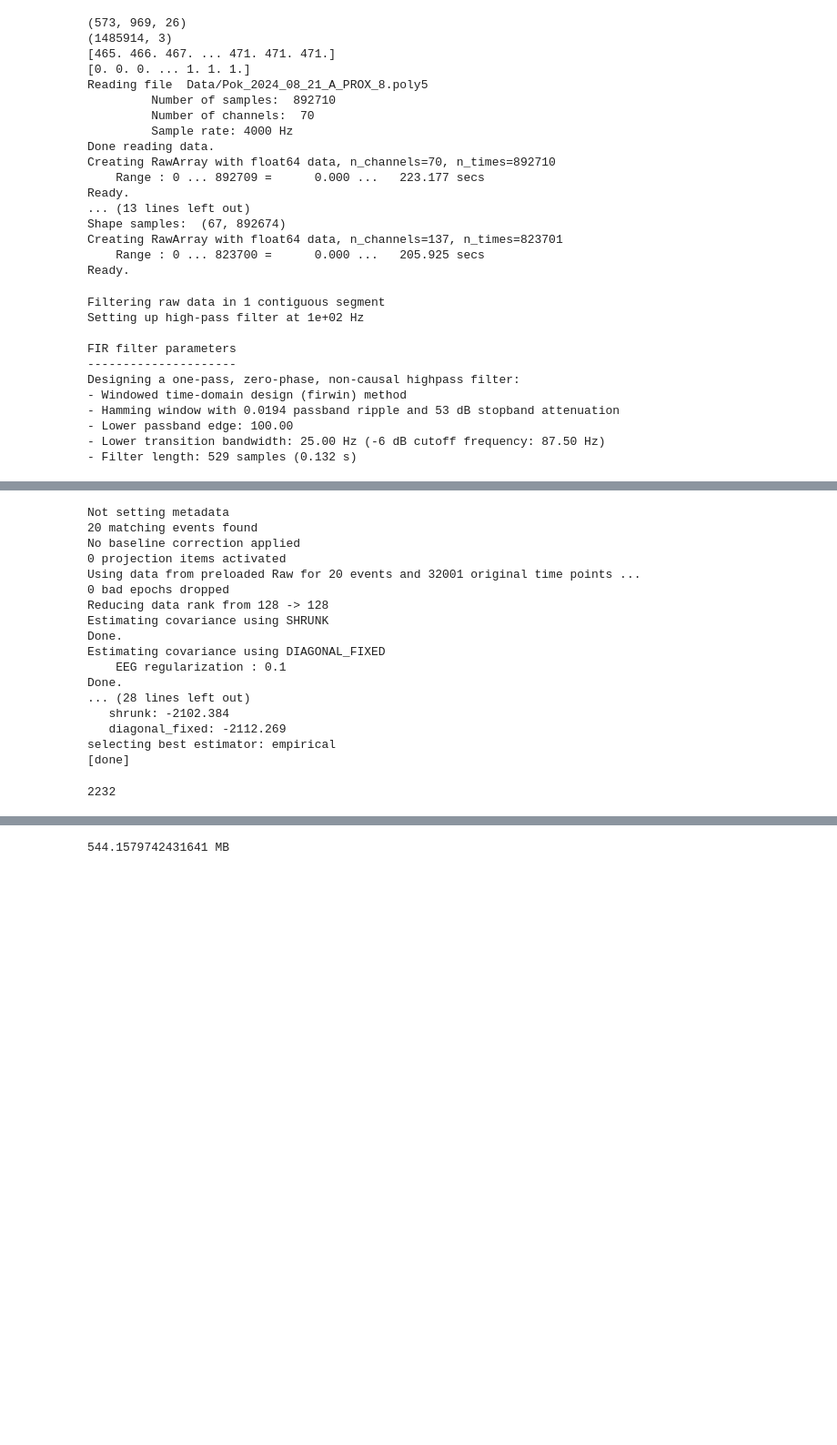
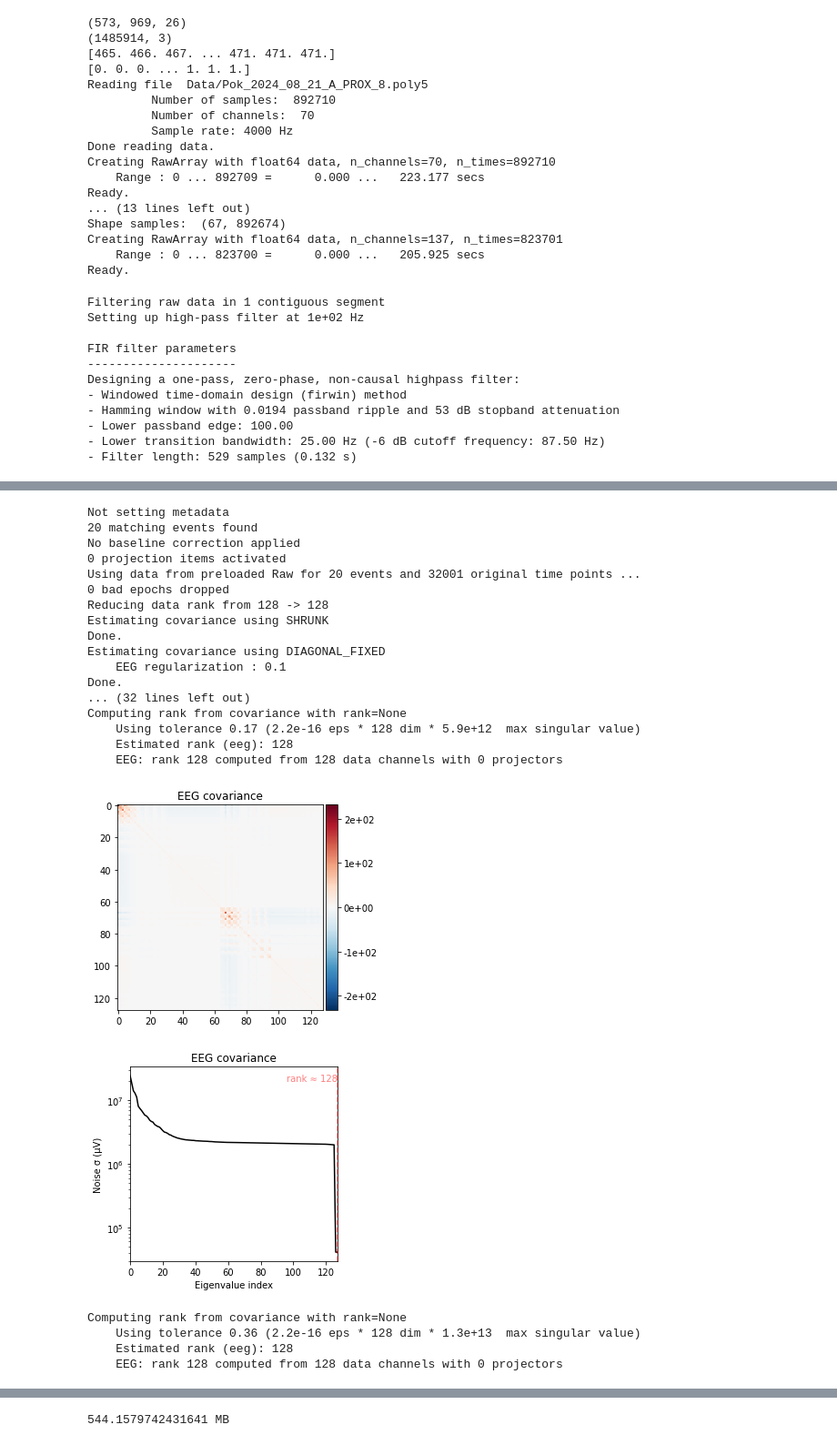
Before and after one commit to Spokhim/CMU_EMGSL, a Jupyter notebook: EMG_pipeline.ipynb, the cells around one changed output, grey strips where cells are left out. Shown at 91% size. Drawn from its saved outputs; the diff is of its cells as text; code cells hidden in the pictures; blank space fills up the shorter version.

```diff
--- a/EMG_pipeline.ipynb
+++ b/EMG_pipeline.ipynb
@@ -76,14 +78,16 @@ epochs = mne.Epochs(MNE_raw, events, event_dict, tmin=-4, tmax=4, baseline=None,
 # Consider setting an average EEG reference across each panel of 32.
 # epochs.set_eeg_reference('average', projection=True)
 # epochs.apply_proj()
+# epochs.plot(n_epochs=1, scalings='auto', );
 
 # Set tmin and tmax based on experimental conditions.  In this case, the participant was not moving perfectly to the triggers.
 noise_cov = mne.compute_covariance(epochs, method='auto', tmin=-2, tmax=0.01)
 data_cov = mne.compute_covariance(epochs, method='auto', tmin=1, tmax=epochs.tmax)
 
-# epochs.plot(n_epochs=1, scalings='auto', );
+noise_cov.plot(epochs.info,)
+data_cov.plot(epochs.info,)
 
-# Alternative to muaps_frommatlab.mat - Load the mask, and then extract from the relevant EMG channels in MNE_raw
+# Alternative to muaps_from matlab.mat - Load the mask, and then extract from the relevant EMG channels in MNE_raw
 filename = '/Users/pokhims/Library/CloudStorage/OneDrive-TheUniversityofMelbourne/Documents/Coding/CMU_EMGSL/Data/muaps_mask.mat'
 mask = scipy.io.loadmat(filename)['mask']
 # Not sure why some of the masks aren't in the data - and why the end result is so different
@@ -99,10 +103,6 @@ for i in range(128):
 # Another alternative to the data
 ext_1 = epochs.get_data(picks='data')[0,:,25030:25070]
 flex_1 = epochs.get_data(picks='data')[0,:,26670:26710]
-
-del MNE_raw, epochs, channel_data, data, tmp, snips
-
-gc.collect()
 # %% [output]
 Filtering raw data in 1 contiguous segment
 Setting up high-pass filter at 1e+02 Hz
@@ -120,18 +120,23 @@ Designing a one-pass, zero-phase, non-causal highpass filter:
 Not setting metadata
 20 matching events found
 No baseline correction applied
 0 projection items activated
 Using data from preloaded Raw for 20 events and 32001 original time points ...
 0 bad epochs dropped
 Reducing data rank from 128 -> 128
 Estimating covariance using SHRUNK
 Done.
 Estimating covariance using DIAGONAL_FIXED
     EEG regularization : 0.1
 Done.
-... (28 lines left out)
-   shrunk: -2102.384
-   diagonal_fixed: -2112.269
-selecting best estimator: empirical
-[done]
+... (32 lines left out)
+Computing rank from covariance with rank=None
+    Using tolerance 0.17 (2.2e-16 eps * 128 dim * 5.9e+12  max singular value)
+    Estimated rank (eeg): 128
+    EEG: rank 128 computed from 128 data channels with 0 projectors
+[figure, added]
+[figure, added]
-2232
+Computing rank from covariance with rank=None
+    Using tolerance 0.36 (2.2e-16 eps * 128 dim * 1.3e+13  max singular value)
+    Estimated rank (eeg): 128
+    EEG: rank 128 computed from 128 data channels with 0 projectors
```
Also changed, not shown: parts of 17 cells of this notebook, 3 other files.
